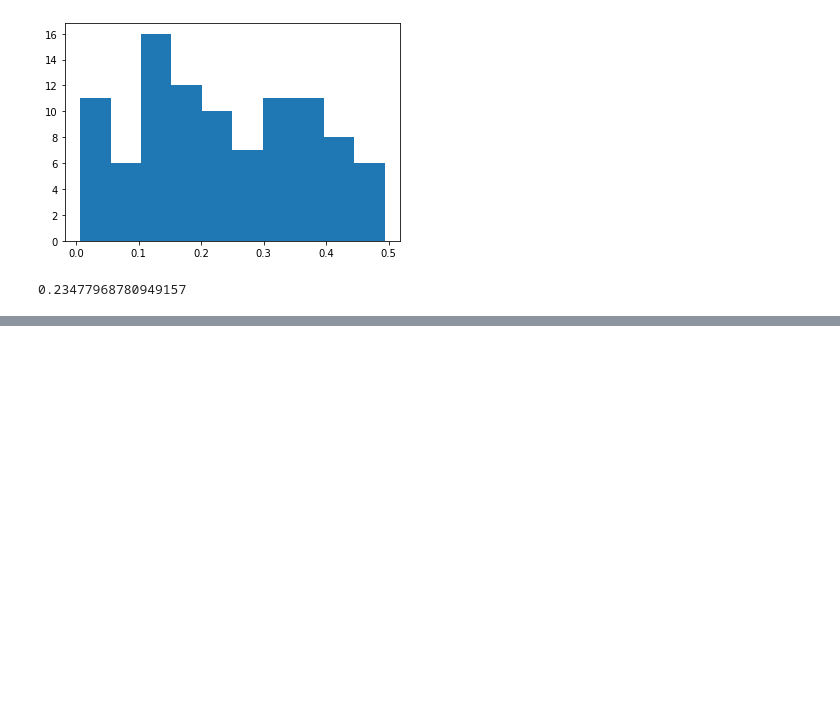
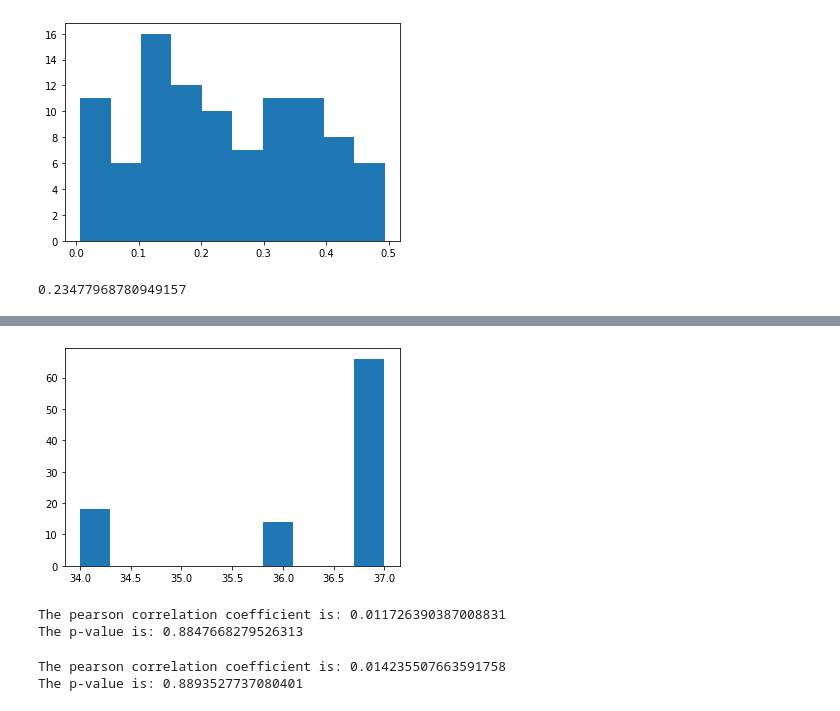
Before and after one commit to David-DataScience/hipotesis_testing, a Jupyter notebook: M5_T01.ipynb, the cells around one changed output, grey strips where cells are left out. Cells and saved outputs as stored; diff of their text form; code cells hidden in the pictures; blank space fills up the shorter version.

```diff
--- a/M5_T01.ipynb
+++ b/M5_T01.ipynb
@@ -76,0 +146,6 @@ p_valor.mean()
+# %%
+plt.hist(df['MP'])
+plt.show()
+correlació entre les dues variables
+# %% [output]
+[figure, added]
@@ -76,0 +154,6 @@ p_valor.mean()
+# %%
+print("The pearson correlation coefficient is:", corr)
+print("The p-value is:", p_valor)
+# %% [output]
+The pearson correlation coefficient is: 0.011726390387008831
+The p-value is: 0.8847668279526313
@@ -76,0 +162,6 @@ p_valor.mean()
+# %%
+print("The pearson correlation coefficient is:", rho)
+print("The p-value is:", p_value)
+# %% [output]
+The pearson correlation coefficient is: 0.014235507663591758
+The p-value is: 0.8893527737080401
```
Also changed, not shown: parts of 16 cells of this notebook.
